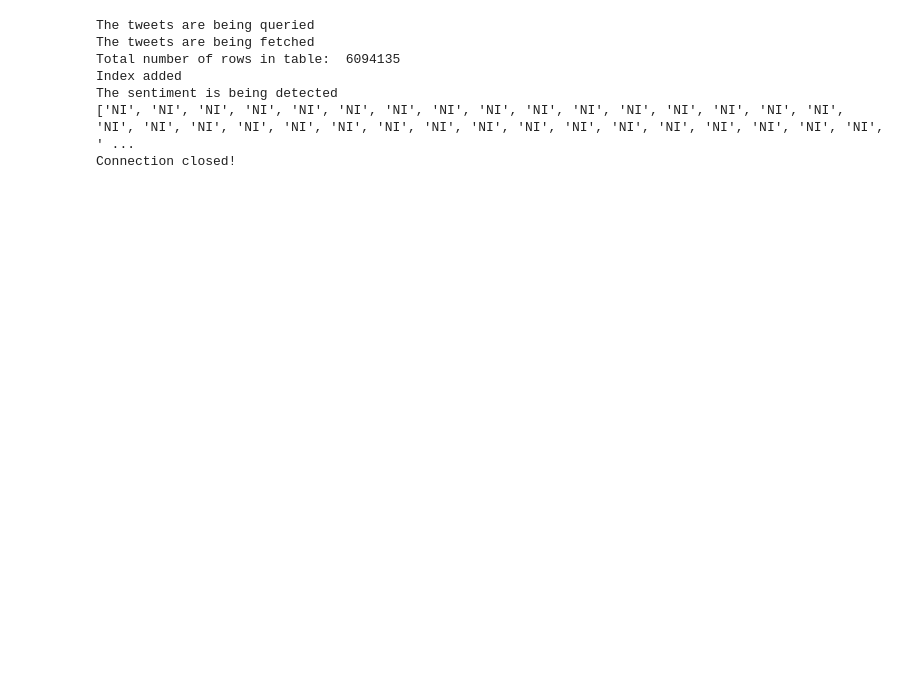
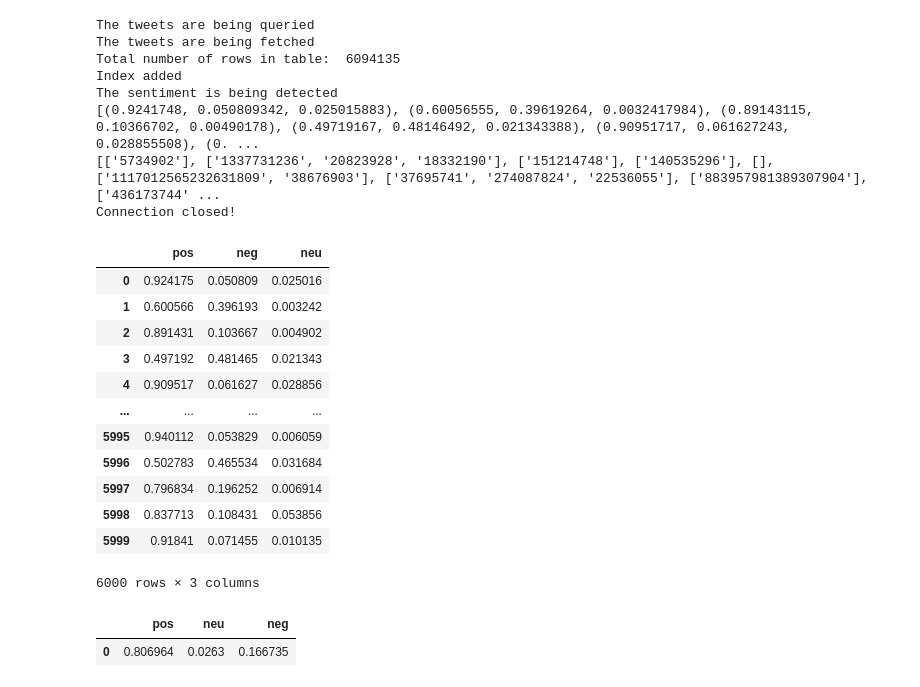
Before and after one commit to danamira/DBL-Data-Challenge, a Jupyter notebook: sentiment_analysis.ipynb, the cells around one changed output. Drawn from its saved outputs; the diff is of its cells as text; code cells hidden in the pictures; blank space fills up the shorter version.

```diff
--- a/sentiment_analysis.ipynb
+++ b/sentiment_analysis.ipynb
@@ -92,7 +47,7 @@ except Exception:
         "the project root directory and contains proper configuration.")
     raise
 # %%
-"""Loads all the relevant data
+"""Loads all the relevant data, this takes ~10 min.
 """
 
 # Connects to database
@@ -126,31 +81,31 @@ for i in range(0, 6000):
 # Make list of languages
 print("The sentiment is being detected")
 sentiment_list = []
+user_mention_list = []
 for i in randomlist:
     try:
-        text = "I like you"
-        text = preprocess(text)
+        # Sentiment detection
+        text = preprocess(str(texts[i][0]))
         encoded_input = tokenizer(text, return_tensors='pt')
         output = model(**encoded_input)
         scores = output[0][0].detach().numpy()
         scores = softmax(scores)
-        # # TF
-        # model = TFAutoModelForSequenceClassification.from_pretrained(MODEL)
-        # model.save_pretrained(MODEL)
-        # text = "Covid cases are increasing fast!"
-        # encoded_input = tokenizer(text, return_tensors='tf')
-        # output = model(encoded_input)
-        # scores = output[0][0].numpy()
-        # scores = softmax(scores)
-        # Print labels and scores
         ranking = np.argsort(scores)
         ranking = ranking[::-1]
         score_tuple = (scores[ranking[0]], scores[ranking[1]], scores[ranking[2]])
+        print(sum(score_tuple))
         sentiment_list.append(score_tuple)
+        # User mentions
+        dicts_str = (texts[i][2])
+        tweet_mentions_list = re.findall("'id':\s*(\d*)", dicts_str)
+        user_mention_list.append(tweet_mentions_list)
     except Exception:
         sentiment_list.append('NI')
+        user_mention_list.append('Null')
+
 
 print(sentiment_list)
+print(user_mention_list)
 
 # Add the result to the table (Probably needs some modifications)
 """
@@ -180,5 +135,37 @@ The tweets are being fetched
 Total number of rows in table:  6094135
 Index added
 The sentiment is being detected
-['NI', 'NI', 'NI', 'NI', 'NI', 'NI', 'NI', 'NI', 'NI', 'NI', 'NI', 'NI', 'NI', 'NI', 'NI', 'NI', 'NI', 'NI', 'NI', 'NI', 'NI', 'NI', 'NI', 'NI', 'NI', 'NI', 'NI', 'NI', 'NI', 'NI', 'NI', 'NI', 'NI', ' ...
+[(0.9241748, 0.050809342, 0.025015883), (0.60056555, 0.39619264, 0.0032417984), (0.89143115, 0.10366702, 0.00490178), (0.49719167, 0.48146492, 0.021343388), (0.90951717, 0.061627243, 0.028855508), (0. ...
+[['5734902'], ['1337731236', '20823928', '18332190'], ['151214748'], ['140535296'], [], ['1117012565232631809', '38676903'], ['37695741', '274087824', '22536055'], ['883957981389307904'], ['436173744' ...
 Connection closed!
+# %%
+sentiment_df = pd.DataFrame(columns=['pos', 'neg', 'neu'])
+for i, tuple in enumerate(sentiment_list):
+    sentiment_df.loc[i, 'pos'] = tuple[0]
+    sentiment_df.loc[i, 'neg'] = tuple[1]
+    sentiment_df.loc[i, 'neu'] = tuple[2]
+
+sentiment_df
+# %% [output]
+|  | pos | neg | neu |
+| 0 | 0.924175 | 0.050809 | 0.025016 |
+| 1 | 0.600566 | 0.396193 | 0.003242 |
+| 2 | 0.891431 | 0.103667 | 0.004902 |
+| 3 | 0.497192 | 0.481465 | 0.021343 |
+| 4 | 0.909517 | 0.061627 | 0.028856 |
+| ... | ... | ... | ... |
+| 5995 | 0.940112 | 0.053829 | 0.006059 |
+| 5996 | 0.502783 | 0.465534 | 0.031684 |
+| 5997 | 0.796834 | 0.196252 | 0.006914 |
+| 5998 | 0.837713 | 0.108431 | 0.053856 |
+| 5999 | 0.91841 | 0.071455 | 0.010135 |
+6000 rows × 3 columns
+# %%
+mean_senti_df = pd.DataFrame(columns=['pos', 'neu', 'neg'])
+mean_senti_df.loc[0, 'pos'] = sentiment_df['pos'].mean()
+mean_senti_df.loc[0, 'neu'] = sentiment_df['neu'].mean()
+mean_senti_df.loc[0, 'neg'] = sentiment_df['neg'].mean()
+mean_senti_df.head()
+# %% [output]
+|  | pos | neu | neg |
+| 0 | 0.806964 | 0.0263 | 0.166735 |
```
Also changed, not shown: parts of 10 cells of this notebook.
